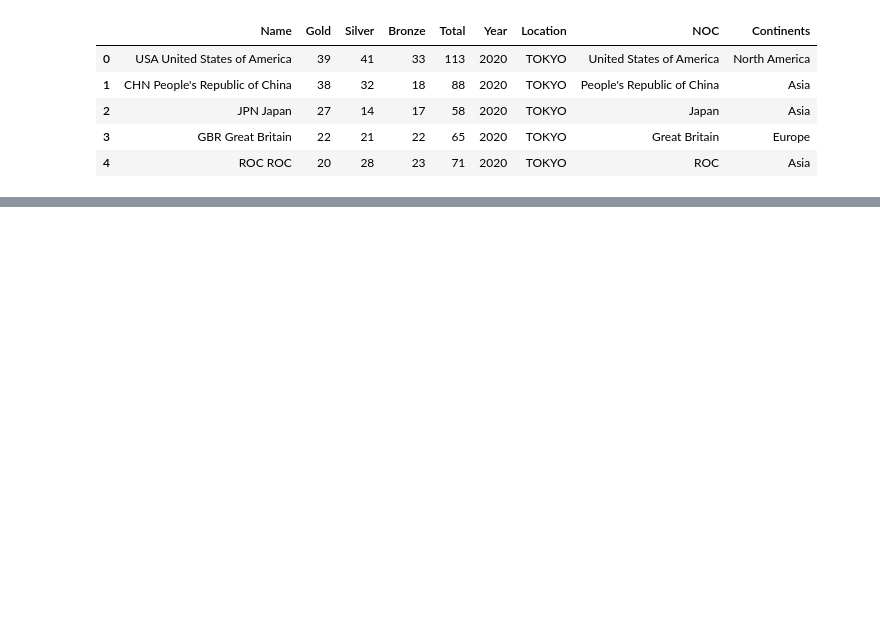
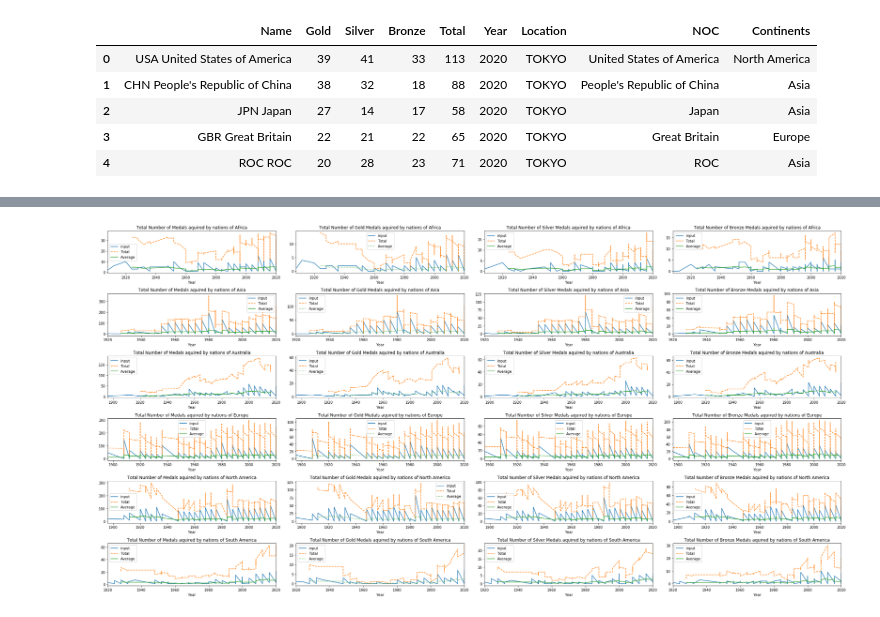
Before and after one commit to hyunsukr/DS5100-Final, a Jupyter notebook: analysis/jupyter_notebooks/time_series_eda.ipynb, the cells around one changed output, grey strips where cells are left out. Cells and saved outputs as stored; diff of their text form; code cells hidden in the pictures; blank space fills up the shorter version.

```diff
--- a/analysis/jupyter_notebooks/time_series_eda.ipynb
+++ b/analysis/jupyter_notebooks/time_series_eda.ipynb
@@ -27,0 +28,47 @@ ax.lines[0].set_alpha(0.3)
+# %%
+fig, axes = plt.subplots(nrows=6, ncols=4,figsize=(30,15))
+
+continents = 'Africa','Asia','Australia','Europe','North America','South America'
+axes_row_total = [0,1,2,3,4,5]
+axes_col_total = [0,0,0,0,0,0]
+axes_row_total = [0,1,2,3,4,5]
+axes_col_total = [0,0,0,0,0,0]
+
+for i in range(0,len(continents)):
+    temp = original[original["Continents"] == continents[i]]
+    temp_roll = temp[["Total", "Year"]]
+    temp_roll = temp_roll.set_index("Year")
+    temp_roll = temp_roll["Total"]
+    rolling = temp_roll.rolling(7, center=True)
+    data = pd.DataFrame({'input': temp_roll,'Total': rolling.sum(),'Average': rolling.mean()})
+    data.plot(style=['-', '--'], ax=axes[i,0], title='Total Number of Medals aquired by nations of {}'.format(continents[i]))
+
+    ## Gold
+    temp_roll = temp[["Gold", "Year"]]
+    temp_roll = temp_roll.set_index("Year")
+    temp_roll = temp_roll["Gold"]
+    rolling = temp_roll.rolling(7, center=True)
+    data = pd.DataFrame({'input': temp_roll,'Total': rolling.sum(),'Average': rolling.mean()})
+    data.plot(style=['-', '--', ':'], ax=axes[i,1], title='Total Number of Gold Medals aquired by nations of {}'.format(continents[i]))
+
+    ## Silver
+    temp_roll = temp[["Silver", "Year"]]
+    temp_roll = temp_roll.set_index("Year")
+    temp_roll = temp_roll["Silver"]
+    rolling = temp_roll.rolling(7, center=True)
+    data = pd.DataFrame({'input': temp_roll,'Total': rolling.sum(),'Average': rolling.mean()})
+    data.plot(style=['-', '--'], ax=axes[i,2], title='Total Number of Silver Medals aquired by nations of {}'.format(continents[i]))
+
+    ## Bronze
+    temp_roll = temp[["Bronze", "Year"]]
+    temp_roll = temp_roll.set_index("Year")
+    temp_roll = temp_roll["Bronze"]
+    rolling = temp_roll.rolling(7, center=True)
+    data = pd.DataFrame({'input': temp_roll,'Total': rolling.sum(),'Average': rolling.mean()})
+    data.plot(style=['-', '--'], ax=axes[i,3], title='Total Number of Bronze Medals aquired by nations of {}'.format(continents[i]))
+
+    plt.savefig('../resources/medal_summary_by_cont_total.png')
+
+plt.tight_layout()
+# %% [output]
+[figure, added]
```
Also changed, not shown: parts of 2 cells of this notebook, 1 other file.
